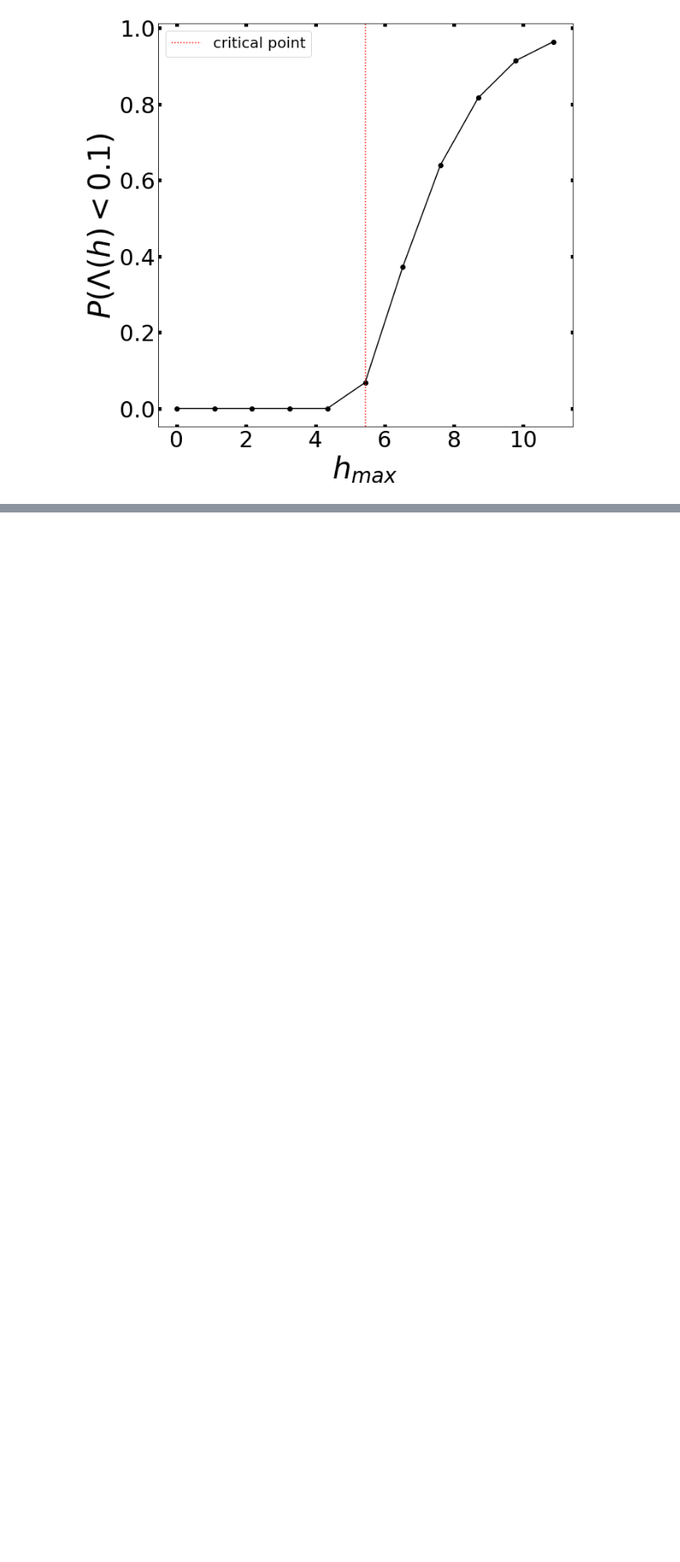
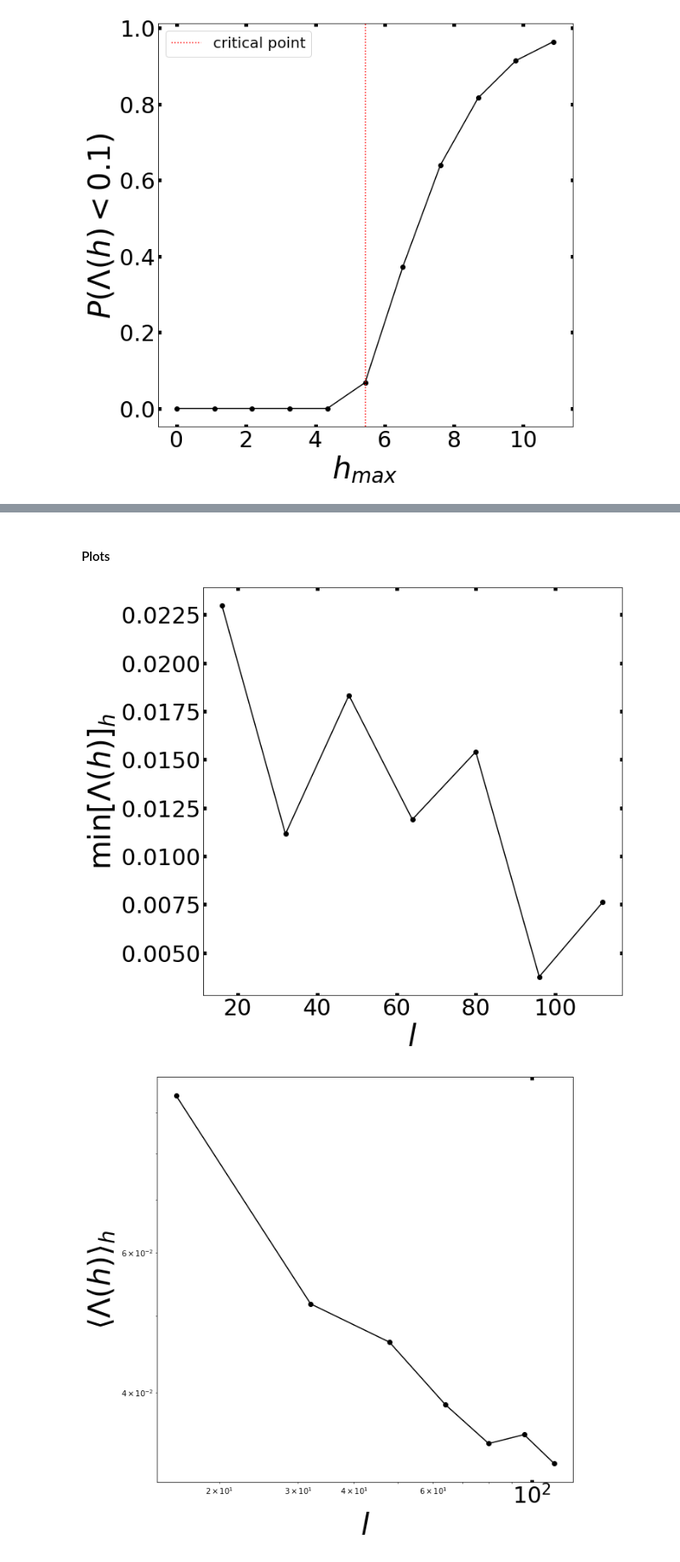
Before and after one commit to emacosta95/quantum_simulations_for_ising, a Jupyter notebook: H-M_mapping_test.ipynb, the cells around one changed output, grey strips where cells are left out. Shown at 85% size. Cells and saved outputs as stored; diff of their text form; code cells hidden in the pictures; blank space fills up the shorter version.

```diff
--- a/H-M_mapping_test.ipynb
+++ b/H-M_mapping_test.ipynb
@@ -301,0 +329,69 @@ plt.show()
+# %%
+ml=[]
+min_eighl=[]
+av_eighl=[]
+pb_lowl=[]
+for i in range(len(ls)):
+    mij=zzs_l[i]-zs_l[i][:,None,:]*zs_l[i][:,:,None]
+    lambd,_=np.linalg.eig(mij)
+    lambd=np.abs(lambd)
+    av_eighl.append(np.average(np.min(lambd,axis=-1)))
+    lambd=np.min(lambd,axis=-1)
+    pr=lambd.copy()
+
+    ml.append(mij)
+    min_eighl.append(np.min(lambd))
+    pb_lowl.append(pr)
+# %% [markdown]
+#### Plots
+# %%
+plt.figure(figsize=(10,10))
+plt.plot(ls,min_eighl,color='black',marker='o')
+plt.xlabel(r'$l$',fontsize=40)
+plt.ylabel(r'$\min[ \Lambda(h)]_{h}$',fontsize=40)
+plt.tick_params(
+            top=True,
+            right=True,
+            labeltop=False,
+            labelright=False,
+            direction="in",
+            labelsize=30,
+            width=5,
+        )
+plt.show()
+plt.figure(figsize=(10,10))
+plt.plot(ls,av_eighl,color='black',marker='o')
+plt.xlabel(r'$l$',fontsize=40)
+plt.ylabel(r'$\langle \Lambda(h)\rangle_{h}$',fontsize=40)
+plt.tick_params(
+            top=True,
+            right=True,
+            labeltop=False,
+            labelright=False,
+            direction="in",
+            labelsize=30,
+            width=5,
+        )
+plt.loglog()
+plt.show()
+
+
+plt.figure(figsize=(10,10))
+for i in range(len(ls)):
+    plt.hist(pb_lowl[i],label=f'l={ls[i]}',bins=30,range=(0,0.4))
+    plt.xlabel(r'$l$',fontsize=40)
+    plt.ylabel(r'$P( \Lambda(h))$',fontsize=40)
+    plt.tick_params(
+                top=True,
+                right=True,
+                labeltop=False,
+                labelright=False,
+                direction="in",
+                labelsize=30,
+                width=5,
+            )
+    plt.legend(fontsize=20)
+plt.show()
+# %% [output]
+[figure, added]
+[figure, added]
```
Also changed, not shown: parts of 8 cells of this notebook, 6 other files.
